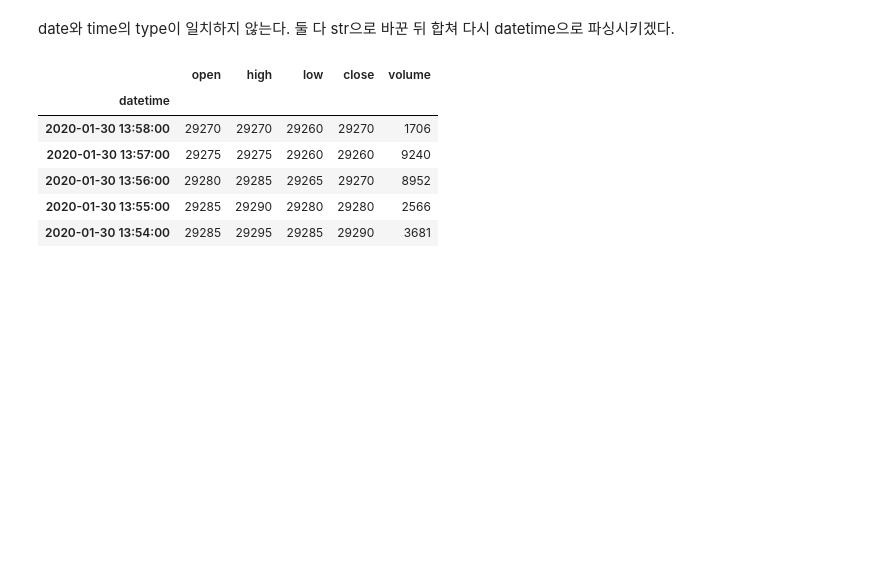
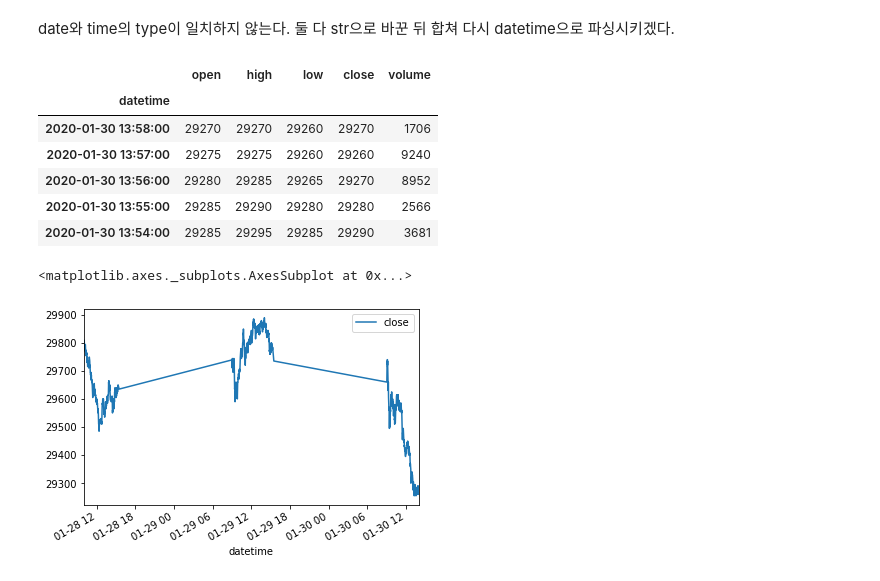
Before and after one commit to jaepil-choi/python_algotrading, a Jupyter notebook: 32-bit-jupyter_notes/CYBOS_KODEX200_price_data.ipynb, the cells around one changed output. Saved outputs shown, nothing was run; the diff lists cells and outputs as text; code cells hidden in the pictures; blank space fills up the shorter version.

```diff
--- a/32-bit-jupyter_notes/CYBOS_KODEX200_price_data.ipynb
+++ b/32-bit-jupyter_notes/CYBOS_KODEX200_price_data.ipynb
@@ -265,3 +282,8 @@ kodex200_ts_m_df.head()
 | 2020-01-30 13:54:00 | 29285 | 29295 | 29285 | 29290 | 3681 |
 # %%
 kodex200_ts_m_df.to_pickle('./data_files/kodex200_ts_m_df.pkl')
+# %%
+kodex200_ts_m_df.plot(y='close')
+# %% [output]
+<matplotlib.axes._subplots.AxesSubplot at 0x...>
+[figure, added]
```
Also changed, not shown: parts of 4 cells of this notebook.
